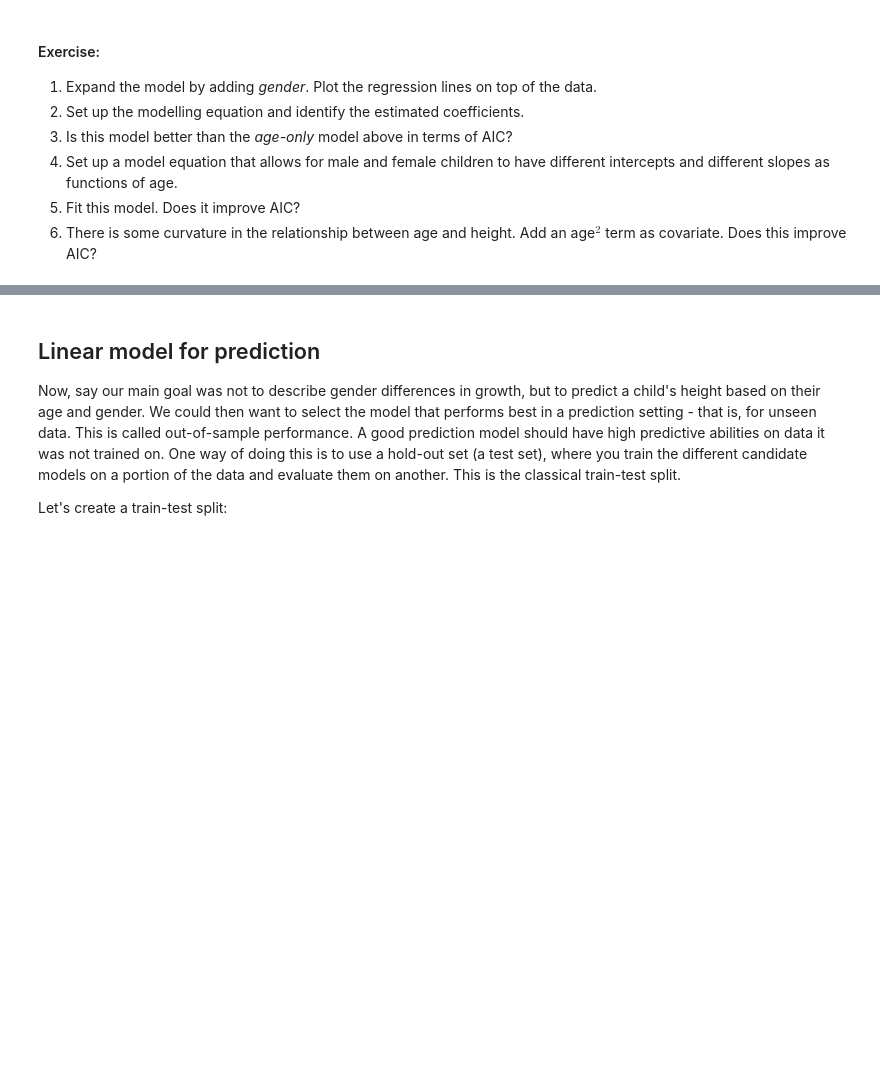
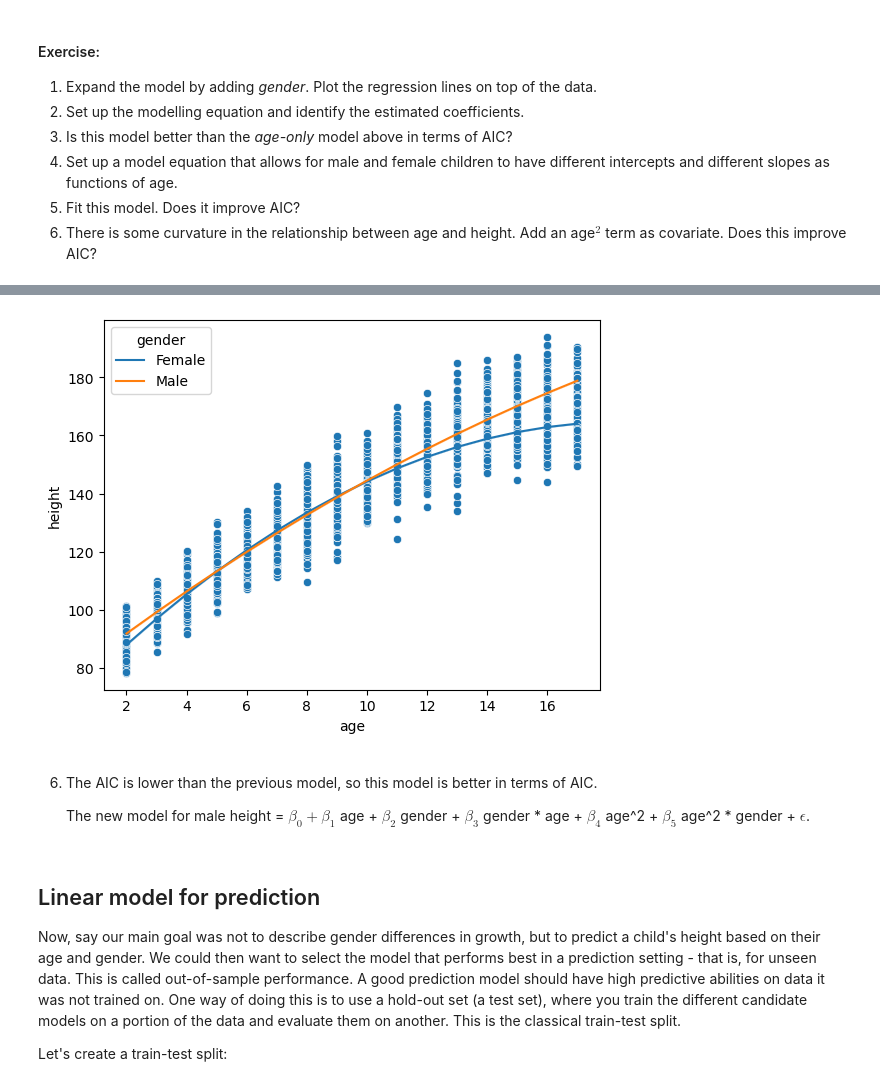
Before and after one commit to magnusjunge/TECH3_datalab5, a Jupyter notebook: datalab5.ipynb, the cells around one changed output, grey strips where cells are left out. Drawn from its saved outputs; the diff is of its cells as text; code cells hidden in the pictures; blank space fills up the shorter version.

```diff
--- a/datalab5.ipynb
+++ b/datalab5.ipynb
@@ -178,0 +271,6 @@ plt.show()
+# %%
+height["age2"] = height["age"] ** 2
+ols_model_4 = ols(formula="height ~ age + age*C(gender) + age2*C(gender)", data=height)
+ols_result_4 = ols_model_4.fit()
+print(ols_result_4.summary())
+print("sigma2=", f"{ols_result_4.mse_resid:.1f}")
@@ -179,3 +295,13 @@ plt.show()
+# %%
+sns.scatterplot(x="age", y="height", data=height)
+sns.lineplot(x="age", y=ols_result_4.fittedvalues, hue="gender", data=height)
+plt.show()
+# %% [output]
+[figure, added]
+# %% [markdown]
+6. The AIC is lower than the previous model, so this model is better in terms of AIC.
+
+    The new model for male height = $\beta_0 + \beta_1$ age + $\beta_2$ gender + $\beta_3$ gender * age + $\beta_4$ age^2 + $\beta_5$ age^2 * gender + $\epsilon$.
 # %% [markdown]
 ## Linear model for prediction
 
```
Also changed, not shown: parts of 18 cells of this notebook.
